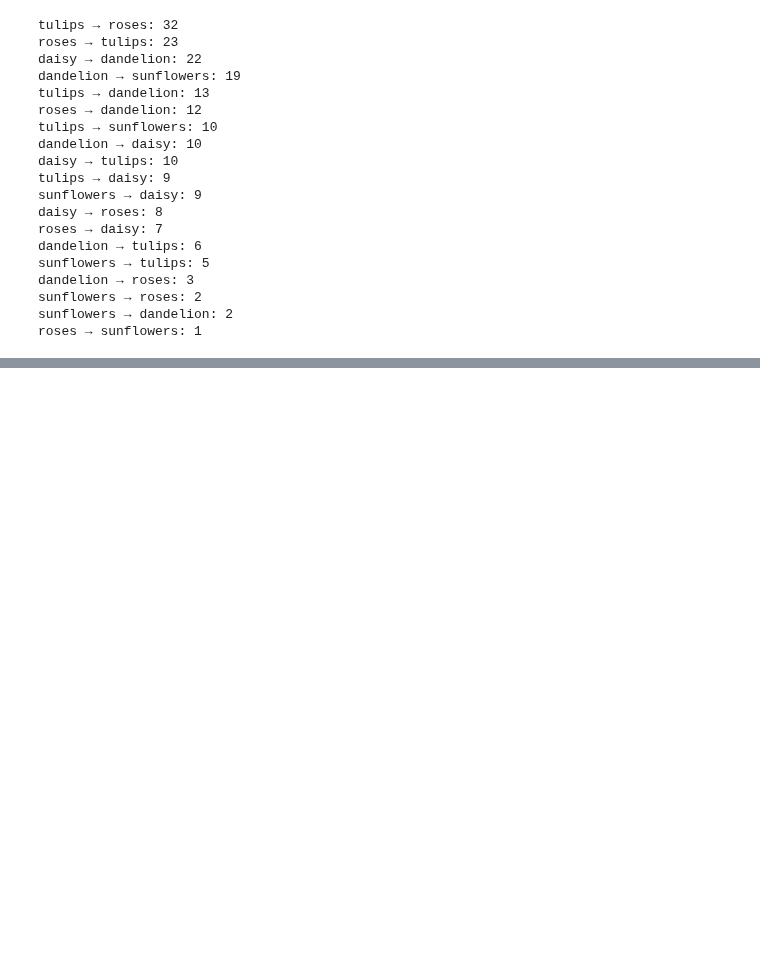
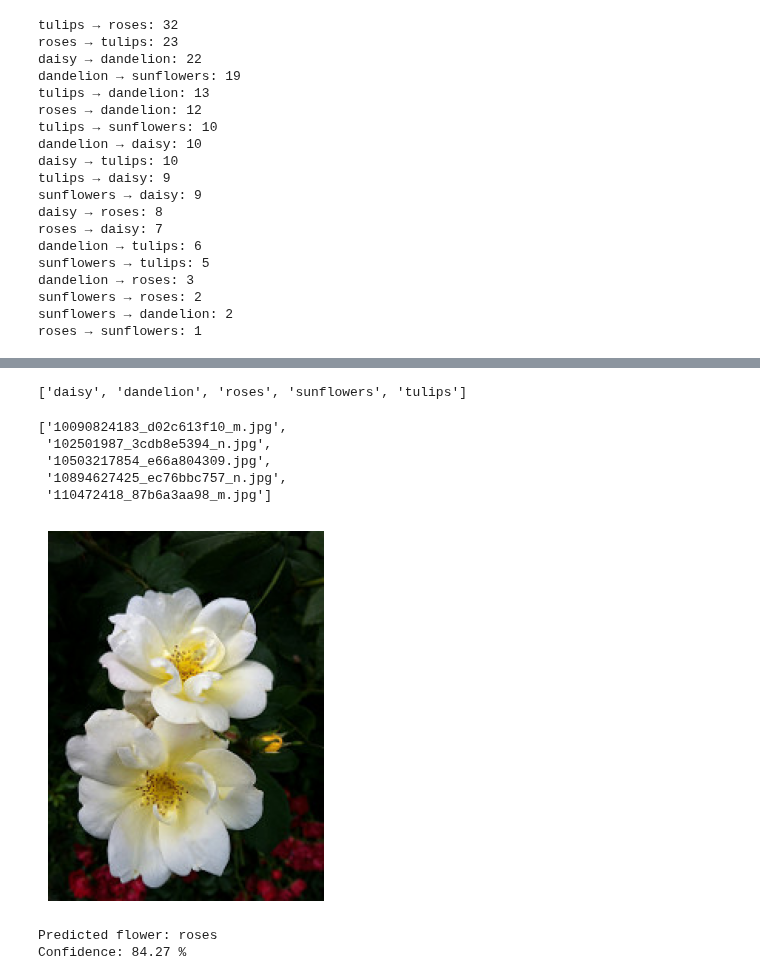
Before and after one commit to pranjal7-81/flower-classification, a Jupyter notebook: flower_classification.ipynb, the cells around one changed output, grey strips where cells are left out. Drawn from its saved outputs; the diff is of its cells as text; code cells hidden in the pictures; blank space fills up the shorter version.

```diff
--- a/flower_classification.ipynb
+++ b/flower_classification.ipynb
@@ -489,0 +547,6 @@ roses → sunflowers: 1
+# %%
+class_names = ['daisy', 'dandelion', 'roses', 'sunflowers', 'tulips']
+
+print(class_names)
+# %% [output]
+['daisy', 'dandelion', 'roses', 'sunflowers', 'tulips']
@@ -489,0 +567,26 @@ roses → sunflowers: 1
+# %%
+os.listdir("dataset/roses")[:5]
+# %% [output]
+['10090824183_d02c613f10_m.jpg',
+ '102501987_3cdb8e5394_n.jpg',
+ '10503217854_e66a804309.jpg',
+ '10894627425_ec76bbc757_n.jpg',
+ '110472418_87b6a3aa98_m.jpg']
+# %%
+image_path = "dataset/roses/" + os.listdir("dataset/roses")[0]
+
+image = Image.open(image_path)
+
+plt.imshow(image)
+plt.axis("off")
+plt.show()
+# %% [output]
+[figure, added]
+# %%
+predicted_class, confidence = predict_flower(image)
+
+print("Predicted flower:", predicted_class)
+print("Confidence:", round(confidence, 2), "%")
+# %% [output]
+Predicted flower: roses
+Confidence: 84.27 %
```
Also changed, not shown: parts of 8 cells of this notebook, 1 other file.
